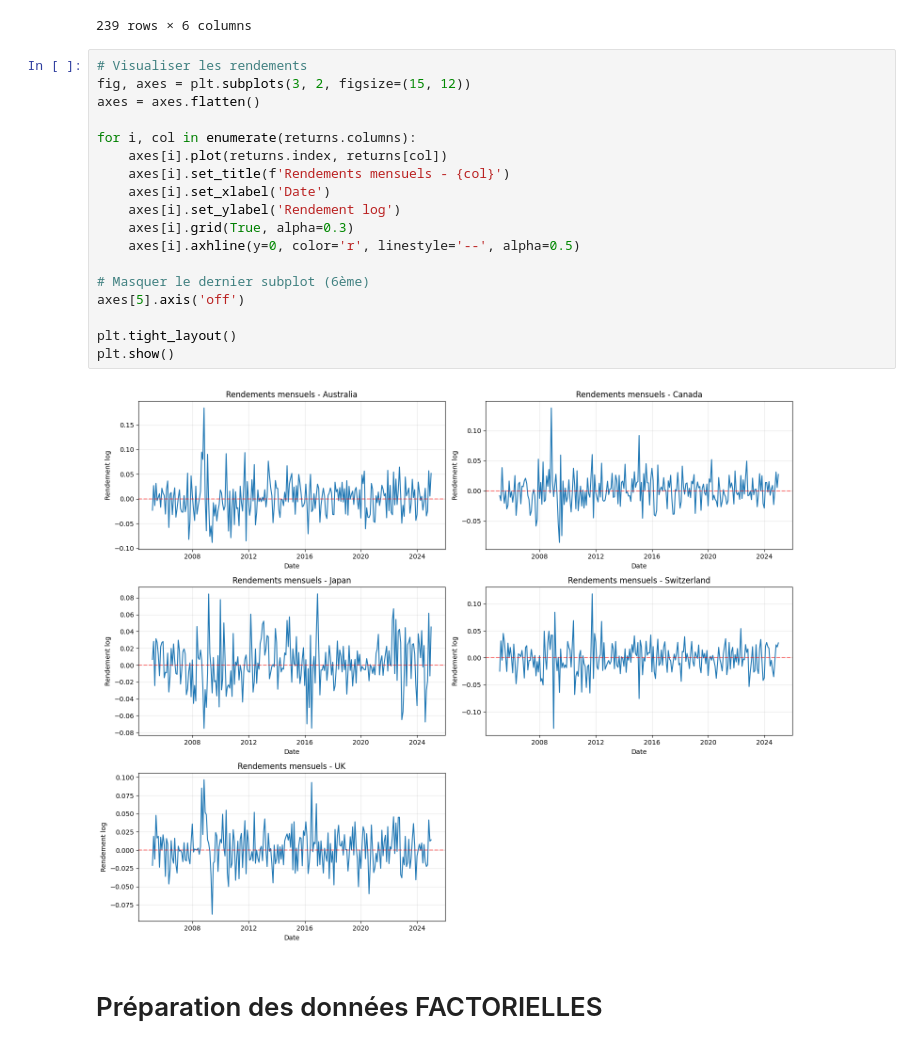
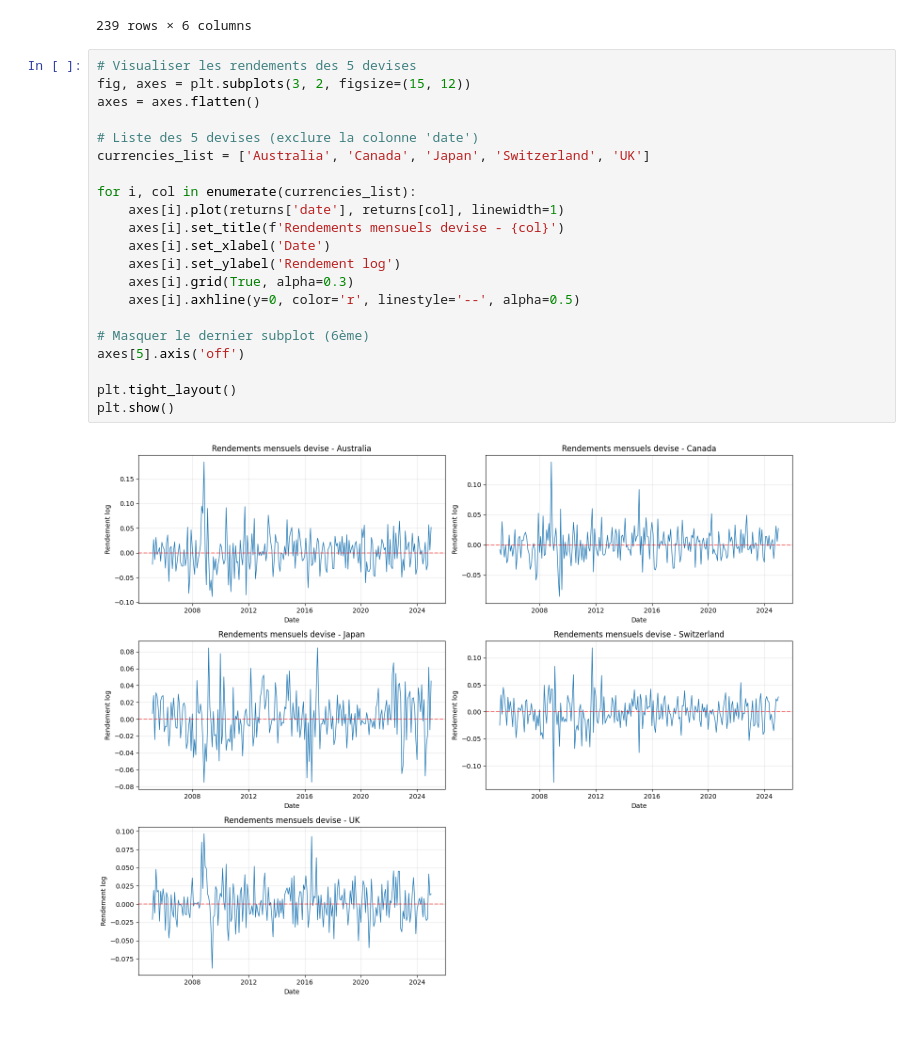
Before and after one commit to Lilas-Bertot/ETUDE-DE-CAS-2, a Jupyter notebook: Étude de cas 2.ipynb, the cells around one changed output. Cells and saved outputs as stored; diff of their text form.

```diff
--- a/Étude de cas 2.ipynb
+++ b/Étude de cas 2.ipynb
@@ -220,24 +220,25 @@ returns
 | 238 | 2024-12-31 | 0.051673 | 0.027171 | 0.045235 | 0.027503 | 0.014116 |
 239 rows × 6 columns
 # %%
-# Visualiser les rendements
+# Visualiser les rendements des 5 devises
 fig, axes = plt.subplots(3, 2, figsize=(15, 12))
 axes = axes.flatten()
 
-for i, col in enumerate(returns.columns):
-    axes[i].plot(returns.index, returns[col])
-    axes[i].set_title(f'Rendements mensuels - {col}')
+# Liste des 5 devises (exclure la colonne 'date')
+currencies_list = ['Australia', 'Canada', 'Japan', 'Switzerland', 'UK']
+
+for i, col in enumerate(currencies_list):
+    axes[i].plot(returns['date'], returns[col], linewidth=1)
+    axes[i].set_title(f'Rendements mensuels devise - {col}')
     axes[i].set_xlabel('Date')
     axes[i].set_ylabel('Rendement log')
     axes[i].grid(True, alpha=0.3)
     axes[i].axhline(y=0, color='r', linestyle='--', alpha=0.5)
 
 # Masquer le dernier subplot (6ème)
 axes[5].axis('off')
 
 plt.tight_layout()
 plt.show()
 # %% [output]
-[figure, old version]
+[figure, new version]
-# %% [markdown]
-# Préparation des données FACTORIELLES
```
Also changed, not shown: parts of 27 cells of this notebook, 12 other files.
